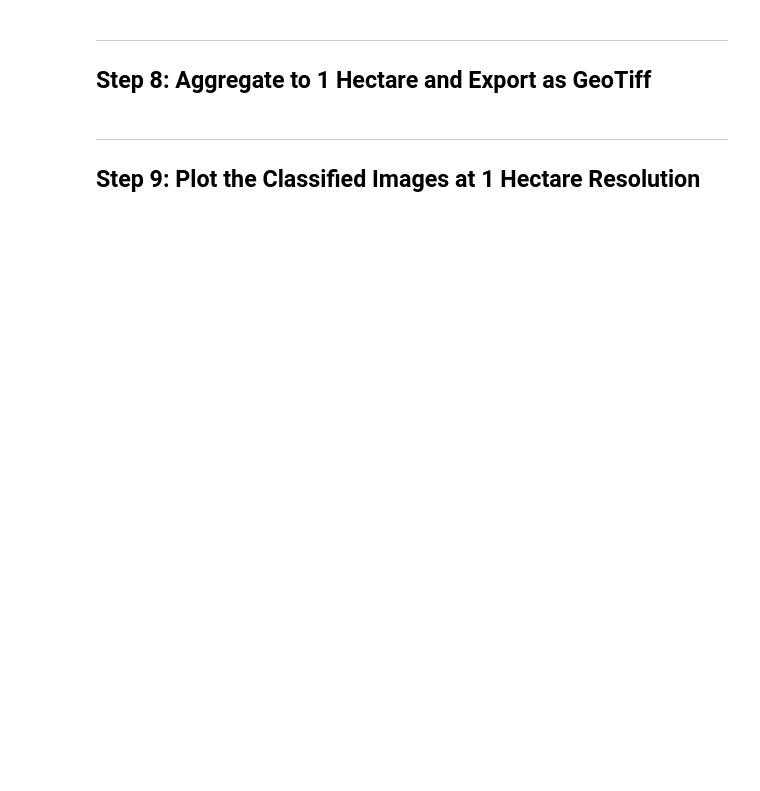
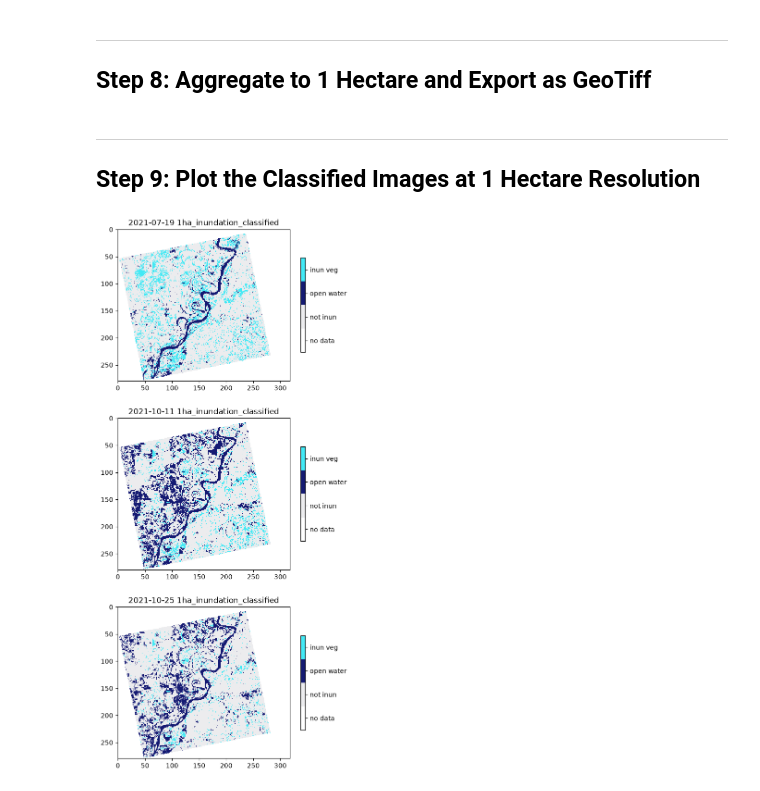
Before and after one commit to NISAR-Science-Algorithms/NISAR_Inundation, a Jupyter notebook: notebooks/NISAR_L3_Inundation_ProductGeneration.ipynb, the cells around one changed output. Saved outputs shown, nothing was run; the diff lists cells and outputs as text; code cells hidden in the pictures; blank space fills up the shorter version.

```diff
--- a/notebooks/NISAR_L3_Inundation_ProductGeneration.ipynb
+++ b/notebooks/NISAR_L3_Inundation_ProductGeneration.ipynb
@@ -506,32 +764,36 @@ for i, t in enumerate(ts.time):
 nisar_classified_1ha = []
 
 for t in ts.time:
     ds = rioxarray.open_rasterio(ts.sel(time=t)["classification_1ha_filepath"].item())
     nisar_classified_1ha.append(ds.to_numpy().squeeze().astype(np.int8))
 
 
 # plot 1-ha classified images
 
 # set up colormaps
 c_white = (255, 255, 255)
 c_lightblue = (66, 233, 245)
 c_darkblue = (21, 27, 115)
 c_gray = (236, 236, 238)
 
 colors = [c_white, c_gray, c_darkblue, c_lightblue]
 colors2 = []
 for k in colors:
     colors2.append(tuple(np.array(k)/255))
 cmap = LinearSegmentedColormap.from_list('cmap_class', colors2, N=4)
 
-fig, axs = plt.subplots(num_files, 1, figsize=(6,num_files*5))
+fig, axs = plt.subplots(num_files, 1, figsize=(6,num_files*5), squeeze=False)
+axs = axs.ravel()
 cbar_shrink = 0.6
 cbar_ticks = [3/8, 9/8, 15/8, 21/8]
 cbar_labels = ['no data','not inun','open water','inun veg']
 
 for i, t in enumerate(ts.time):
-    im = axs[i].imshow(nisar_classified_1ha[i], vmin=0, vmax=3, cmap=cmap, interpolation='nearest')
+    step = max(1, int(np.ceil(max(ts.sizes["yCoordinates"], ts.sizes["xCoordinates"]) / 2000)))
+    im = axs[i].imshow(nisar_classified_1ha[i][::step, ::step], vmin=0, vmax=3, cmap=cmap, interpolation='nearest')
     axs[i].set_title(f"{str(ts.sel(time=t).time.item().date())} 1ha_inundation_classified")
     cbar = plt.colorbar(im, ax=axs[i], shrink=cbar_shrink)
     cbar.set_ticks(cbar_ticks)
     cbar.set_ticklabels(cbar_labels, fontsize=10)
+# %% [output]
+[figure, added]
```
Also changed, not shown: parts of 17 cells of this notebook, 1 other file.
